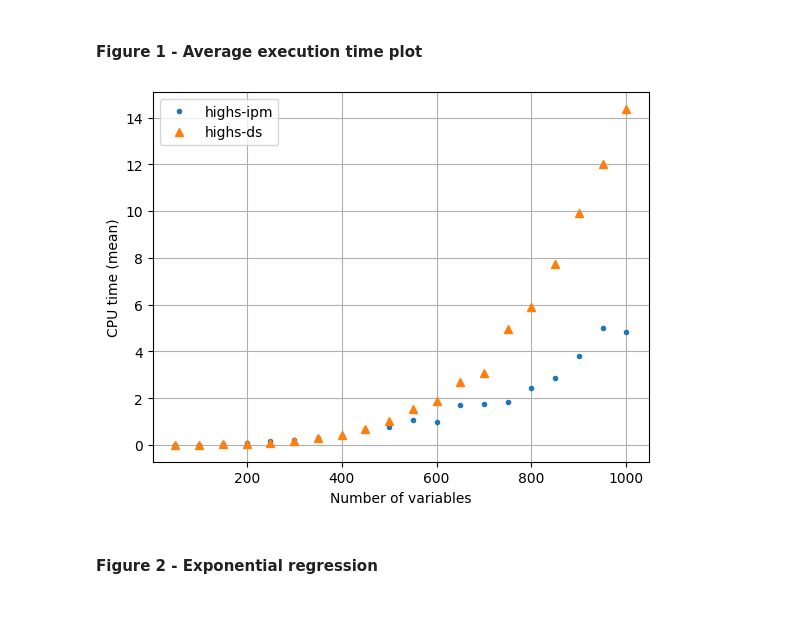
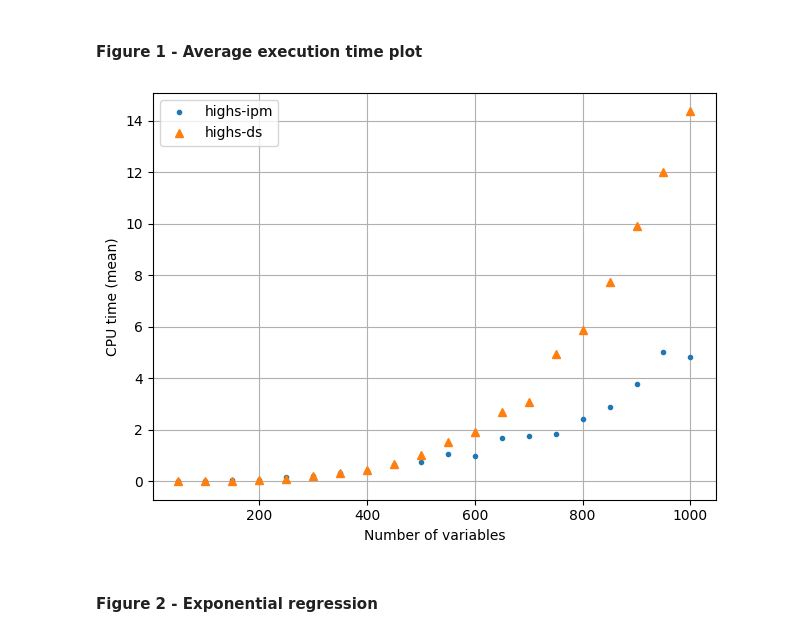
Before and after one commit to ozeasx/math510-mini1, a Jupyter notebook: Mini-1.ipynb, the cells around one changed output. Saved outputs shown, nothing was run; the diff lists cells and outputs as text; code cells hidden in the pictures; blank space fills up the shorter version.

```diff
--- a/Mini-1.ipynb
+++ b/Mini-1.ipynb
@@ -132,19 +132,20 @@ Additionally, we can also plot the original data in a *log-log* scale. In such s
 # %%
 fig, ax = plt.subplots()
 
 marker = {'highs-ds': '^',
           'highs-ipm': '.'}
 
 for method in methods:
     ax.plot(df[df['method']==method].groupby(['n_variables'])[['time']].agg([np.mean]), marker[method], label=method)
 
 ax.set_xlabel('Number of variables')
 ax.set_ylabel('CPU time (mean)')
 ax.legend()
 ax.grid()
+plt.tight_layout()
 plt.show()
 # %% [output]
-[figure, old version]
+[figure, new version]
 # %%
 x1 = df.groupby(['n_variables', 'method'])[['time']].agg([np.mean]).unstack()[('time', 'mean',  'highs-ds')].index.tolist()
 y1 = df.groupby(['n_variables', 'method'])[['time']].agg([np.mean]).unstack()[('time', 'mean',  'highs-ds')].tolist()
```
Also changed, not shown: parts of 2 cells of this notebook, 1 other file.
